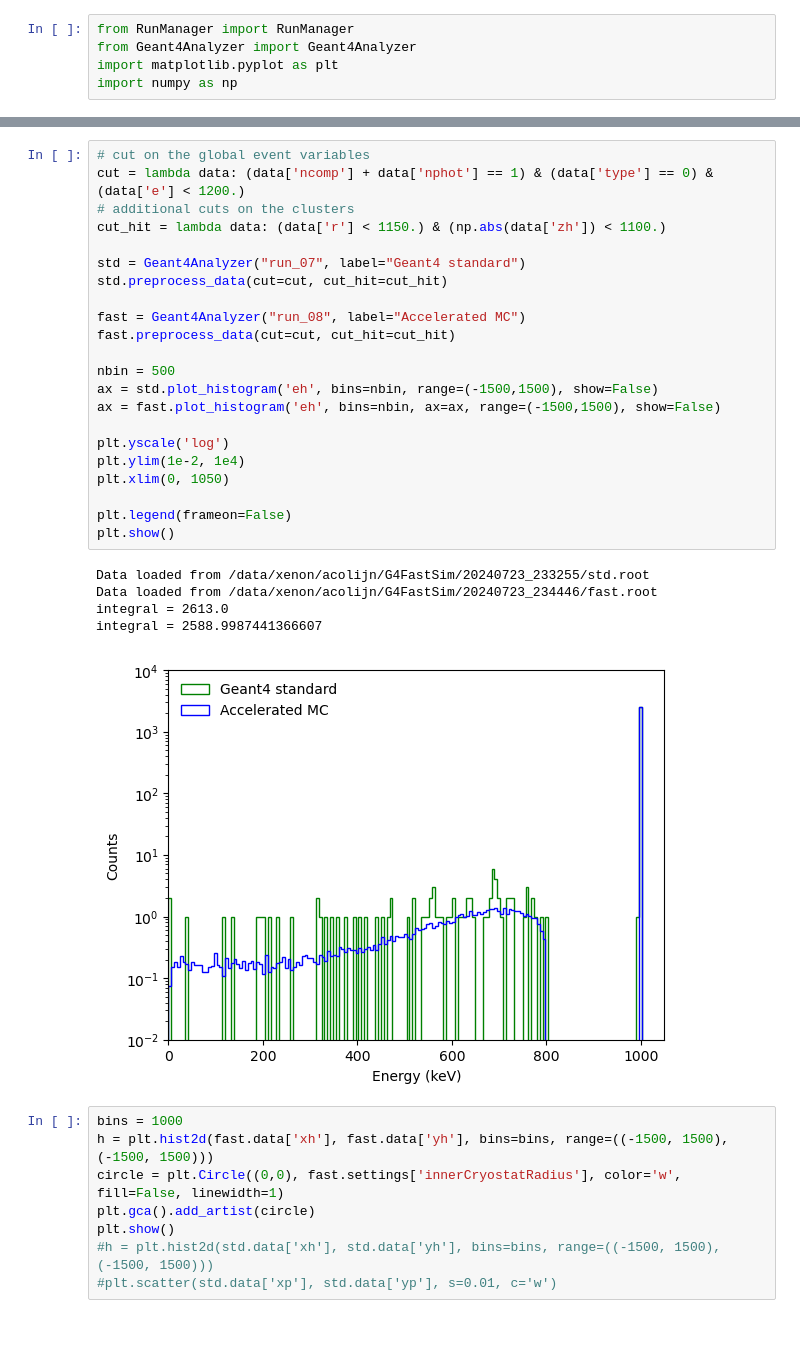
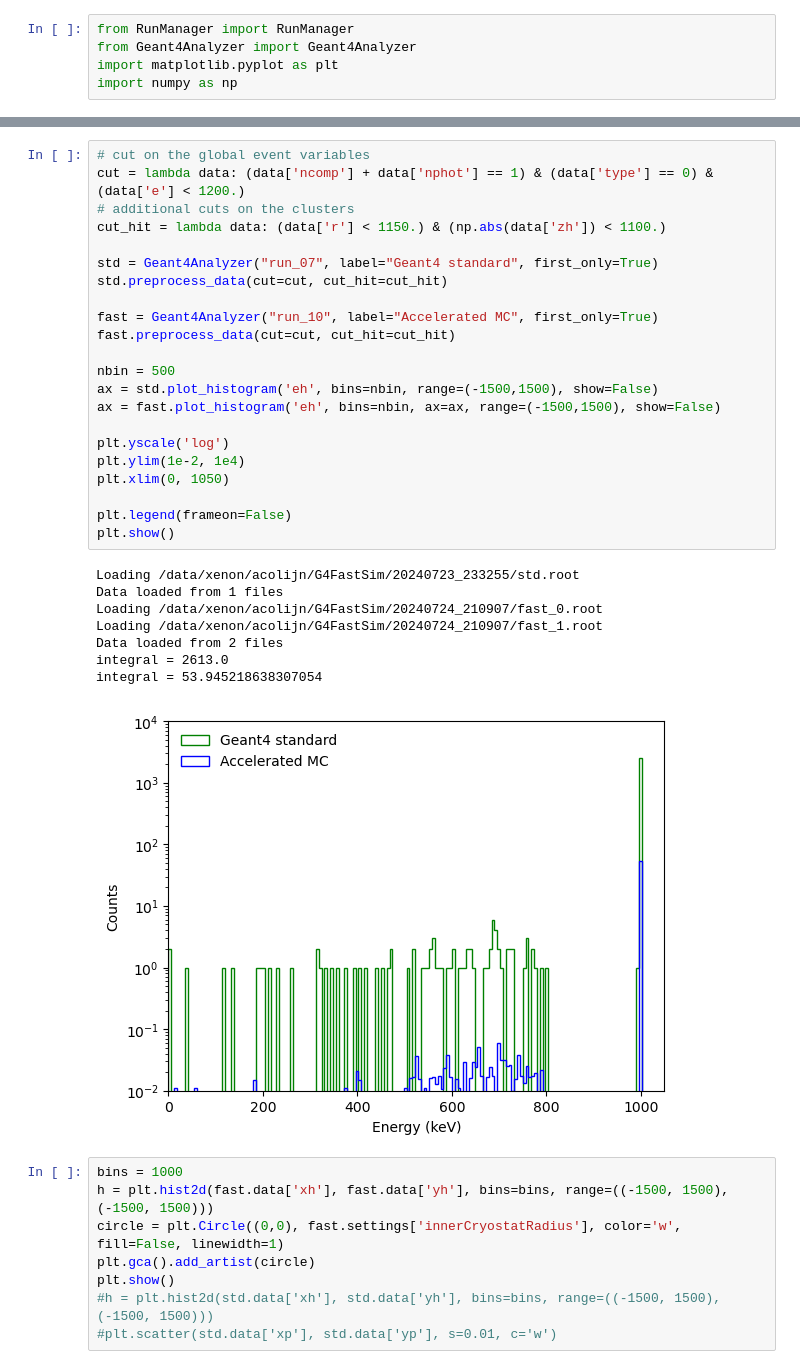
Before and after one commit to acolijn/G4FastSim, a Jupyter notebook: notebook/analysis.ipynb, the cells around one changed output, grey strips where cells are left out. Saved outputs shown, nothing was run; the diff lists cells and outputs as text; blank space fills up the shorter version.

```diff
--- a/notebook/analysis.ipynb
+++ b/notebook/analysis.ipynb
@@ -28,31 +36,34 @@ display(manager.display_all_runs(include_deleted=False))
 # %%
 # cut on the global event variables
 cut = lambda data: (data['ncomp'] + data['nphot'] == 1) & (data['type'] == 0) & (data['e'] < 1200.)
 # additional cuts on the clusters
 cut_hit = lambda data: (data['r'] < 1150.) & (np.abs(data['zh']) < 1100.)
 
-std = Geant4Analyzer("run_07", label="Geant4 standard")
+std = Geant4Analyzer("run_07", label="Geant4 standard", first_only=True)
 std.preprocess_data(cut=cut, cut_hit=cut_hit)
 
-fast = Geant4Analyzer("run_08", label="Accelerated MC")
+fast = Geant4Analyzer("run_10", label="Accelerated MC", first_only=True)
 fast.preprocess_data(cut=cut, cut_hit=cut_hit)
 
 nbin = 500
 ax = std.plot_histogram('eh', bins=nbin, range=(-1500,1500), show=False)
 ax = fast.plot_histogram('eh', bins=nbin, ax=ax, range=(-1500,1500), show=False)
 
 plt.yscale('log')
 plt.ylim(1e-2, 1e4)
 plt.xlim(0, 1050)
 
 plt.legend(frameon=False)
 plt.show()
 # %% [output]
-Data loaded from /data/xenon/acolijn/G4FastSim/20240723_233255/std.root
-Data loaded from /data/xenon/acolijn/G4FastSim/20240723_234446/fast.root
+Loading /data/xenon/acolijn/G4FastSim/20240723_233255/std.root
+Data loaded from 1 files
+Loading /data/xenon/acolijn/G4FastSim/20240724_210907/fast_0.root
+Loading /data/xenon/acolijn/G4FastSim/20240724_210907/fast_1.root
+Data loaded from 2 files
 integral = 2613.0
-integral = 2588.9987441366607
+integral = 53.945218638307054
-[figure, old version]
+[figure, new version]
 # %%
 bins = 1000
 h = plt.hist2d(fast.data['xh'], fast.data['yh'], bins=bins, range=((-1500, 1500), (-1500, 1500)))
```
Also changed, not shown: parts of 10 cells of this notebook, 8 other files.
